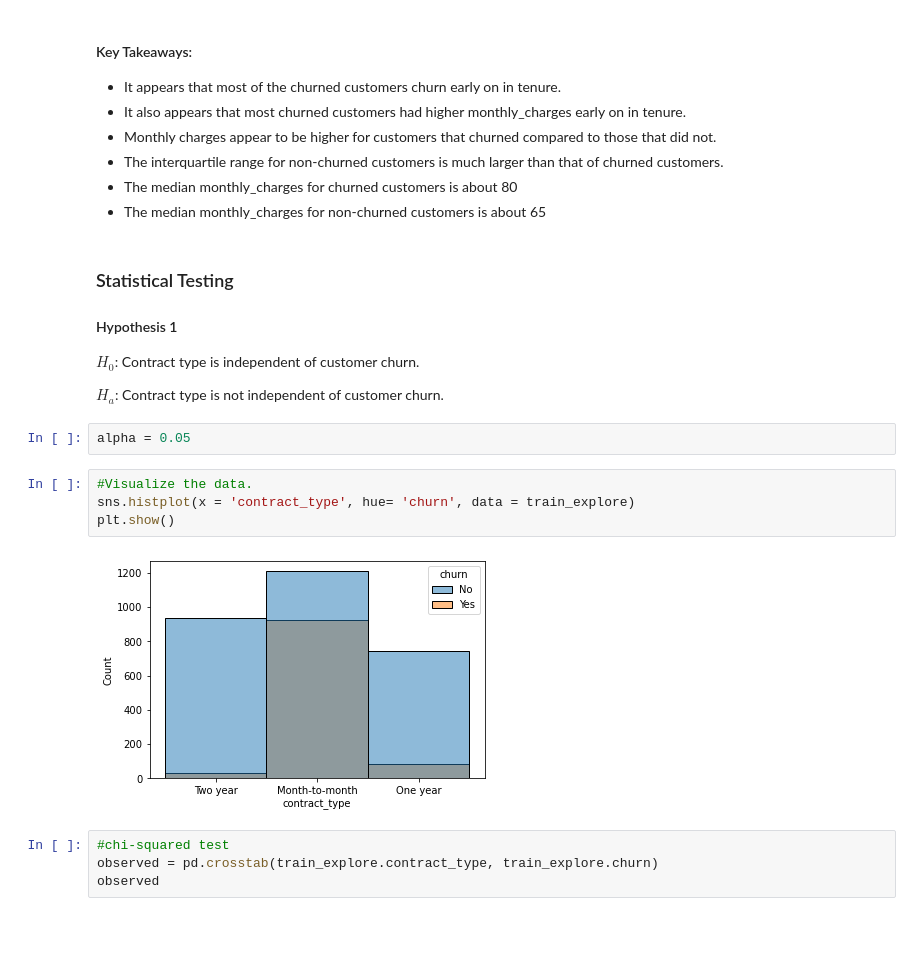
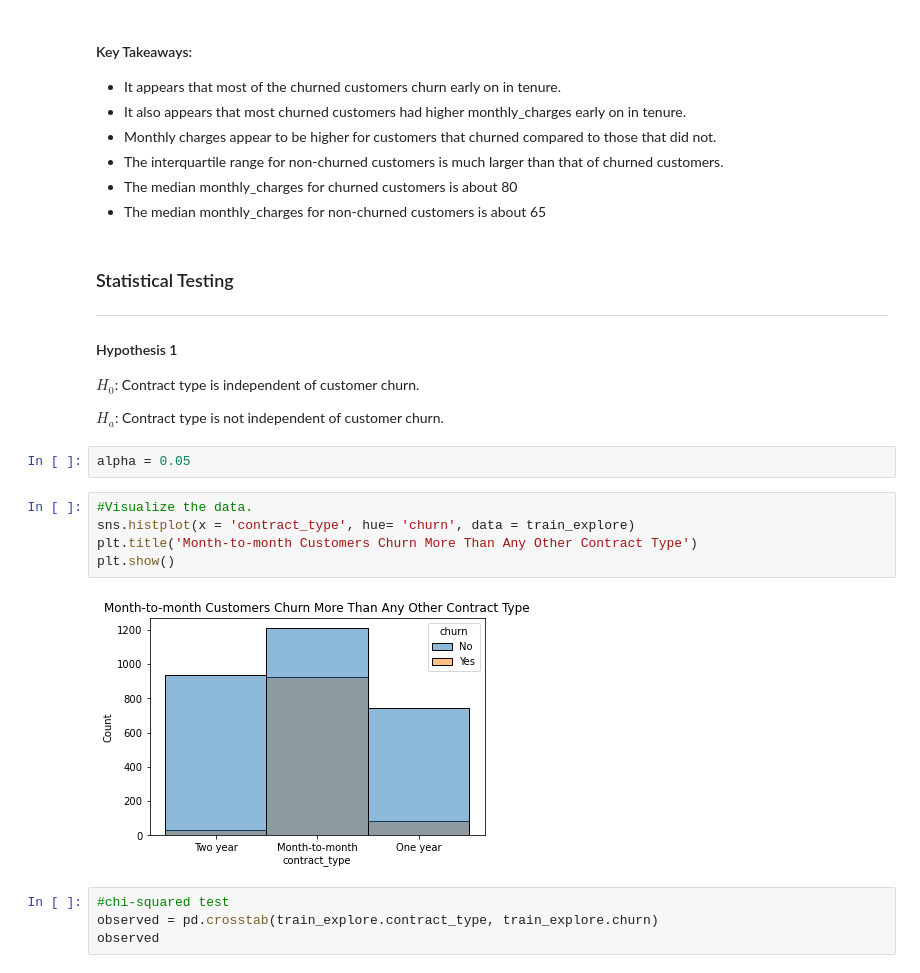
Before and after one commit to johnathon-smith/telco_churn_project, a Jupyter notebook: final_report.ipynb, the cells around one changed output. Drawn from its saved outputs; the diff is of its cells as text; blank space fills up the shorter version.

```diff
--- a/final_report.ipynb
+++ b/final_report.ipynb
@@ -213,6 +213,7 @@ plt.show()
 * The median monthly_charges for non-churned customers is about 65
 # %% [markdown]
 ### Statistical Testing
+***
 
 #### Hypothesis 1
 $H_0$: Contract type is independent of customer churn.
@@ -223,9 +224,10 @@ alpha = 0.05
 # %%
 #Visualize the data.
 sns.histplot(x = 'contract_type', hue= 'churn', data = train_explore)
+plt.title('Month-to-month Customers Churn More Than Any Other Contract Type')
 plt.show()
 # %% [output]
-[figure, old version]
+[figure, new version]
 # %%
 #chi-squared test
 observed = pd.crosstab(train_explore.contract_type, train_explore.churn)
```
Also changed, not shown: parts of 49 cells of this notebook.
